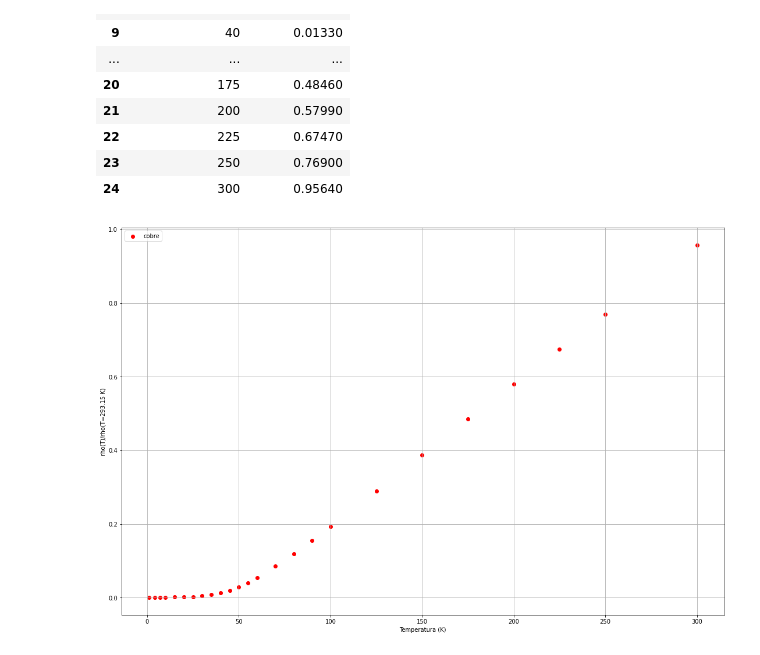
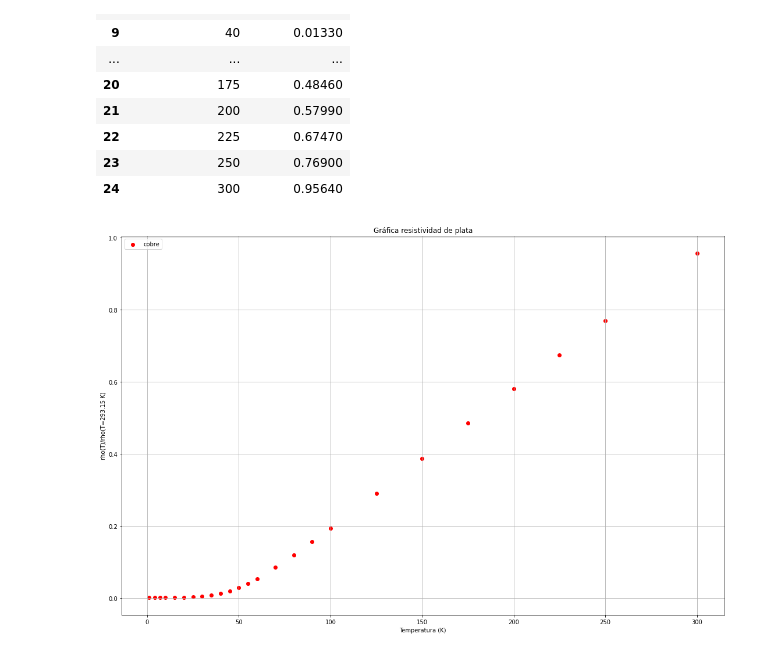
Before and after one commit to J3xLe1988B3lx0x2E6/Grafica_lab_electromag, a Jupyter notebook: Práctica_4_lab_electro.ipynb, the cells around one changed output. Saved outputs shown, nothing was run; the diff lists cells and outputs as text; code cells hidden in the pictures.

```diff
--- a/Práctica_4_lab_electro.ipynb
+++ b/Práctica_4_lab_electro.ipynb
@@ -40,17 +40,18 @@ data
 # %%
 #Gráfica lineal.
 %matplotlib inline
 fig, ax = plt.subplots(figsize=(15,10)) #Marco para la gráfica
 ax.scatter(data['Temperatura(K)'],data['r_r(293.15 K)'],color='r',label="cobre") #Dibujar en puntitos
 plt.grid(True) #Cuadricula
 plt.xlabel('Temperatura (K)') #Dar nombre al eje x
+plt.title("Gráfica resistividad de plata")
 plt.tight_layout() #Que la leyenda si salga
 plt.legend(loc='upper left') #Colocación de la leyende de 'Cobre'
 plt.ylabel('rho(T)/rho(T=293.15 K)') #Nombre al eje y
 plt.savefig("graph_1.png") #Guarda la gráfica
 plt.show() #Muestra el gráfico
 # %% [output]
-[figure, old version]
+[figure, new version]
 # %%
 #Funciones y variables.
 #Función para obtención de datos x,y
```
Also changed, not shown: parts of 3 cells of this notebook.
